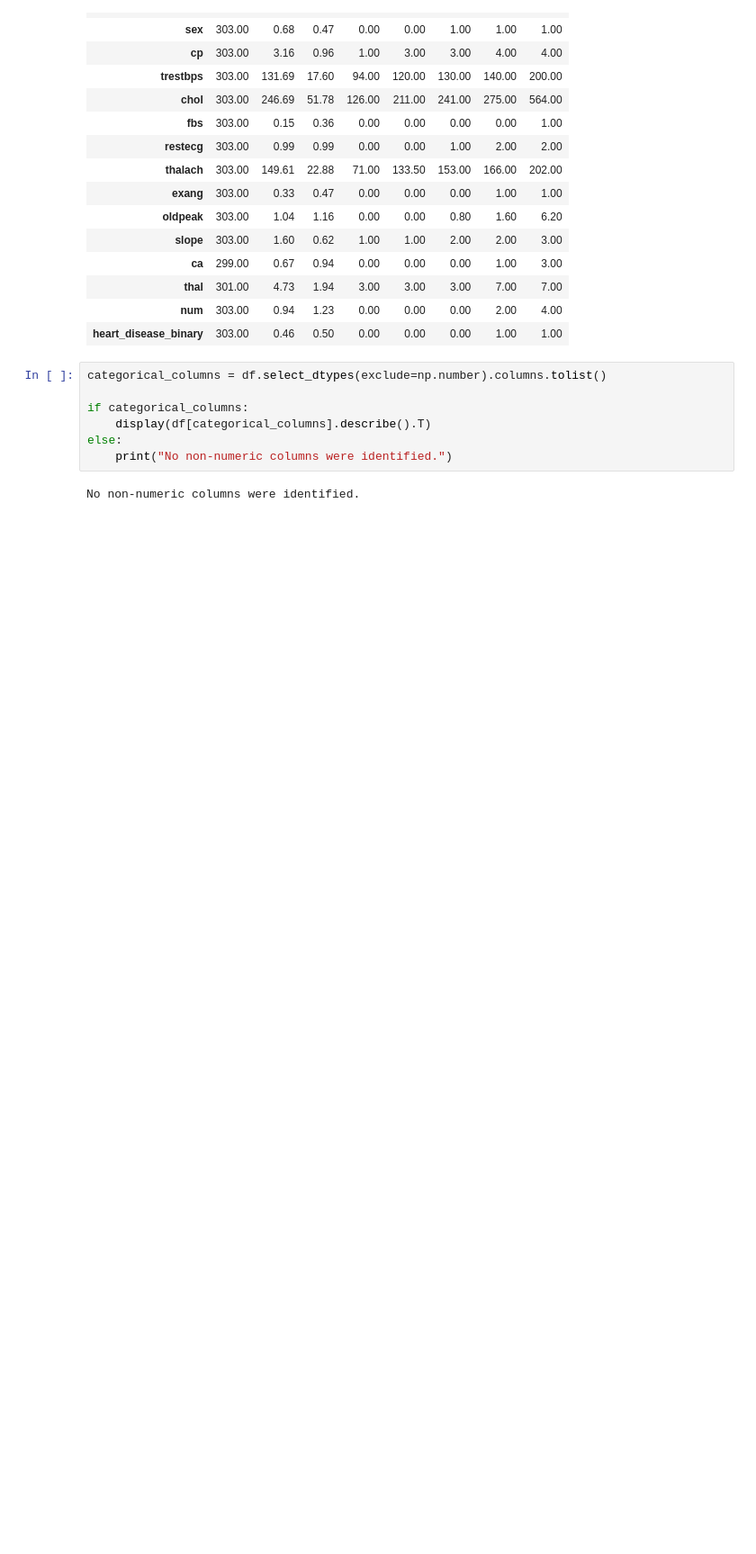
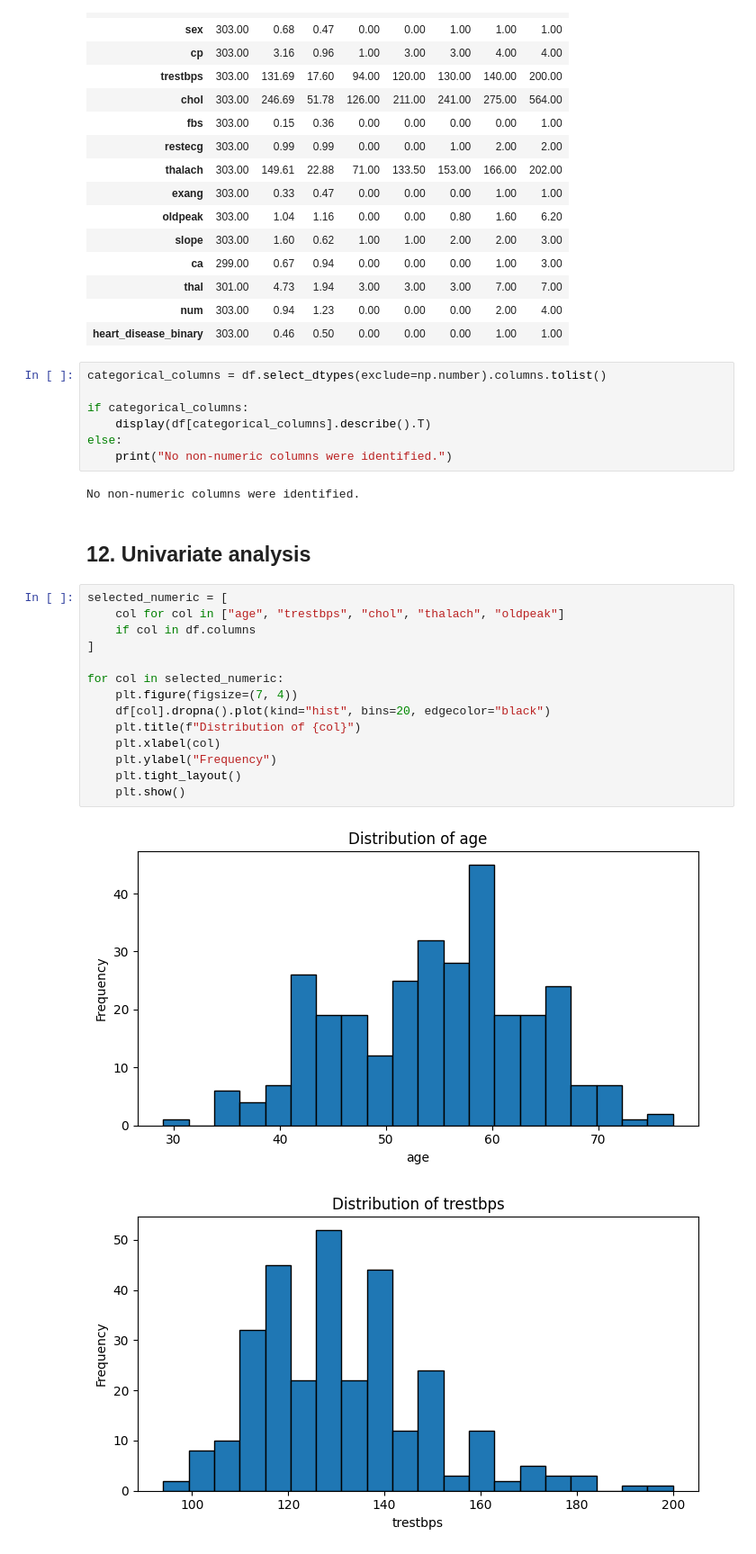
Before and after one commit to Kushagra-afk-commits/Heart-Disease-prediction-Using-Machine-Learning, a Jupyter notebook: Heart_Disease.ipynb, the cells around one changed output. Shown at 90% size. Drawn from its saved outputs; the diff is of its cells as text; blank space fills up the shorter version.

Commit message:
Add files via upload
Complete EDA, univariate and bivariate analysis, class distribution and correlation analysis.

```diff
--- a/Heart_Disease.ipynb
+++ b/Heart_Disease.ipynb
@@ -325,3 +325,22 @@ else:
     print("No non-numeric columns were identified.")
 # %% [output]
 No non-numeric columns were identified.
+# %% [markdown]
+## 12. Univariate analysis
+# %%
+selected_numeric = [
+    col for col in ["age", "trestbps", "chol", "thalach", "oldpeak"]
+    if col in df.columns
+]
+
+for col in selected_numeric:
+    plt.figure(figsize=(7, 4))
+    df[col].dropna().plot(kind="hist", bins=20, edgecolor="black")
+    plt.title(f"Distribution of {col}")
+    plt.xlabel(col)
+    plt.ylabel("Frequency")
+    plt.tight_layout()
+    plt.show()
+# %% [output]
+[figure, added]
+[figure, added]
```
Also changed, not shown: parts of 9 cells of this notebook.
